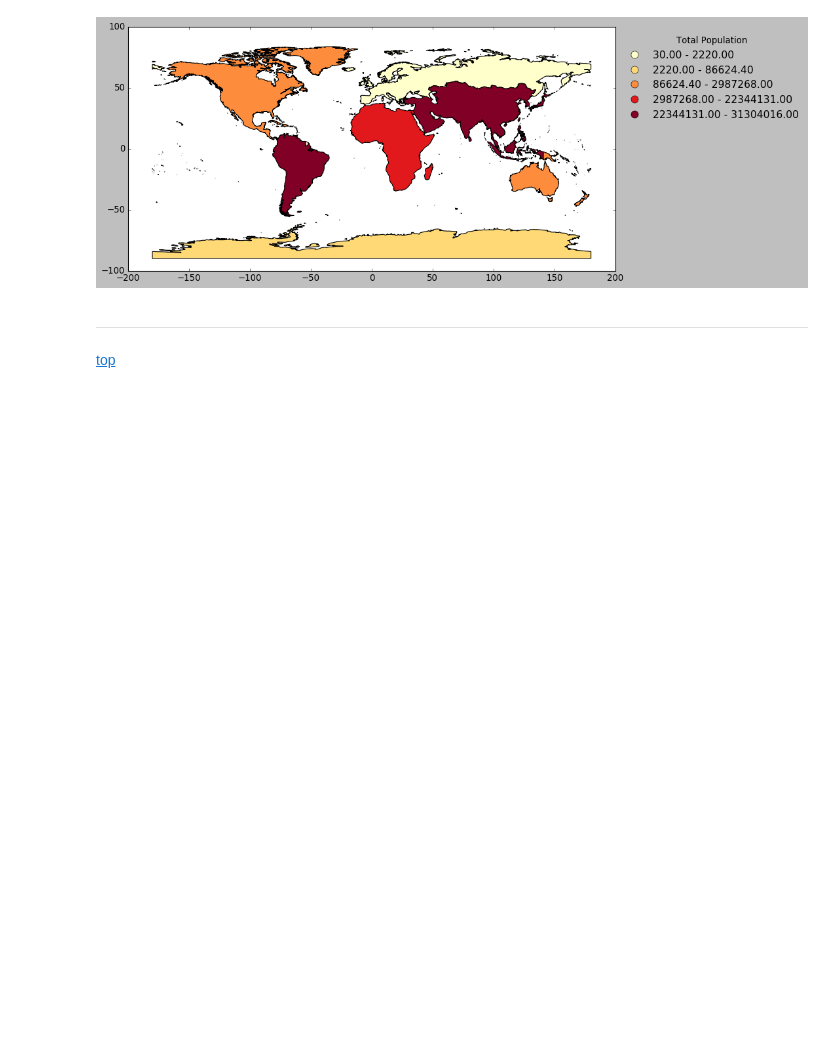
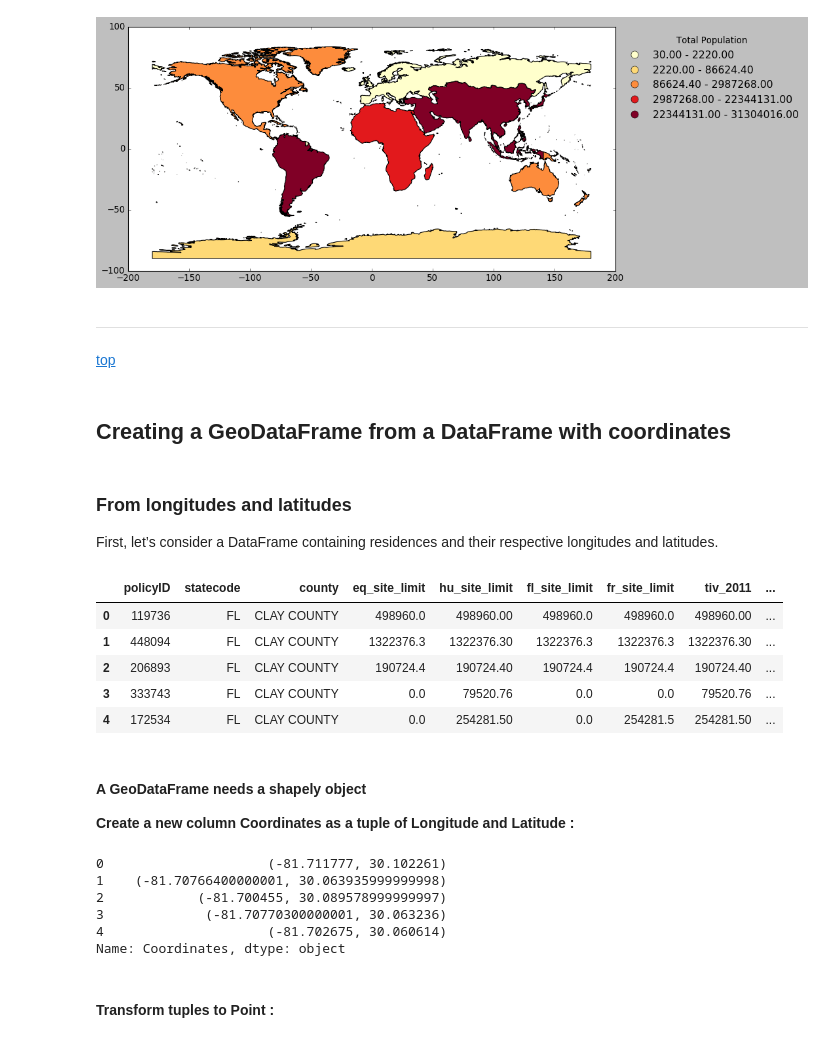
Before and after one commit to MarkCruse/python-jupyter-notebooks, a Jupyter notebook: geopandas-101.ipynb, the cells around one changed output. Saved outputs shown, nothing was run; the diff lists cells and outputs as text; code cells hidden in the pictures; blank space fills up the shorter version.

```diff
--- a/geopandas-101.ipynb
+++ b/geopandas-101.ipynb
@@ -666,3 +671,6 @@ continents.plot(ax=ax, column = 'POP_EST', scheme='quantiles', cmap='YlOrRd', al
 # %% [markdown]
 ***
 [top](#Table-of-Contents)
+# %% [markdown]
+<a id='Creating_GeoDataFrame_DataFrame_with_coordinates'></a>
+## Creating a GeoDataFrame from a DataFrame with coordinates
@@ -668,0 +679,21 @@ continents.plot(ax=ax, column = 'POP_EST', scheme='quantiles', cmap='YlOrRd', al
+# %% [markdown]
+### From longitudes and latitudes
+First, let’s consider a DataFrame containing residences and their respective longitudes and latitudes.
+# %%
+import zipfile
+
+zf = zipfile.ZipFile('./data/FL_insurance_sample.csv.zip')
+df = pd.read_csv(zf.open('FL_insurance_sample.csv'))
+# %%
+df.head()
+# %% [output]
+|  | policyID | statecode | county | eq_site_limit | hu_site_limit | fl_site_limit | fr_site_limit | tiv_2011 | ... |
+| 0 | 119736 | FL | CLAY COUNTY | 498960.0 | 498960.00 | 498960.0 | 498960.0 | 498960.00 | ... |
+| 1 | 448094 | FL | CLAY COUNTY | 1322376.3 | 1322376.30 | 1322376.3 | 1322376.3 | 1322376.30 | ... |
+| 2 | 206893 | FL | CLAY COUNTY | 190724.4 | 190724.40 | 190724.4 | 190724.4 | 190724.40 | ... |
+| 3 | 333743 | FL | CLAY COUNTY | 0.0 | 79520.76 | 0.0 | 0.0 | 79520.76 | ... |
+| 4 | 172534 | FL | CLAY COUNTY | 0.0 | 254281.50 | 0.0 | 254281.5 | 254281.50 | ... |
+# %% [markdown]
+<a id='GeoDataFrame_needs_shapely_object'></a>
+#### A GeoDataFrame needs a shapely object
+**Create a new column Coordinates as a tuple of Longitude and Latitude :**
@@ -668,0 +702,12 @@ continents.plot(ax=ax, column = 'POP_EST', scheme='quantiles', cmap='YlOrRd', al
+# %%
+df['Coordinates'].head()
+# %% [output]
+0                     (-81.711777, 30.102261)
+1    (-81.70766400000001, 30.063935999999998)
+2            (-81.700455, 30.089578999999997)
+3             (-81.70770300000001, 30.063236)
+4                     (-81.702675, 30.060614)
+Name: Coordinates, dtype: object
+# %% [markdown]
+<a id='transform_tuples'></a>
+#### Transform tuples to Point :
```
Also changed, not shown: parts of 13 cells of this notebook, 1 other file.
